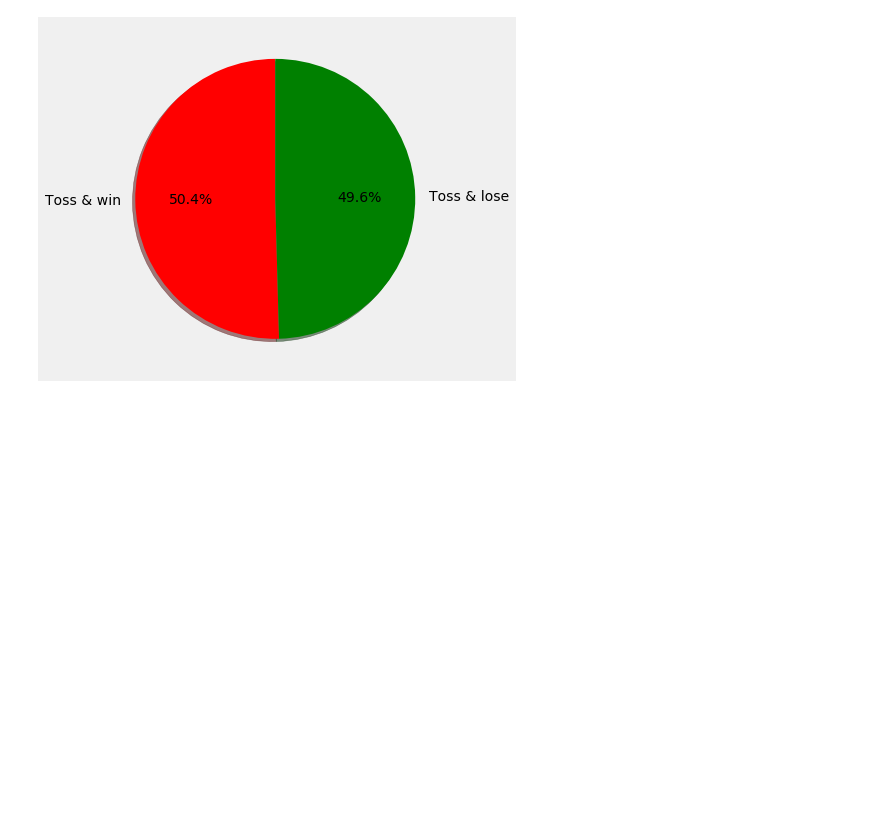
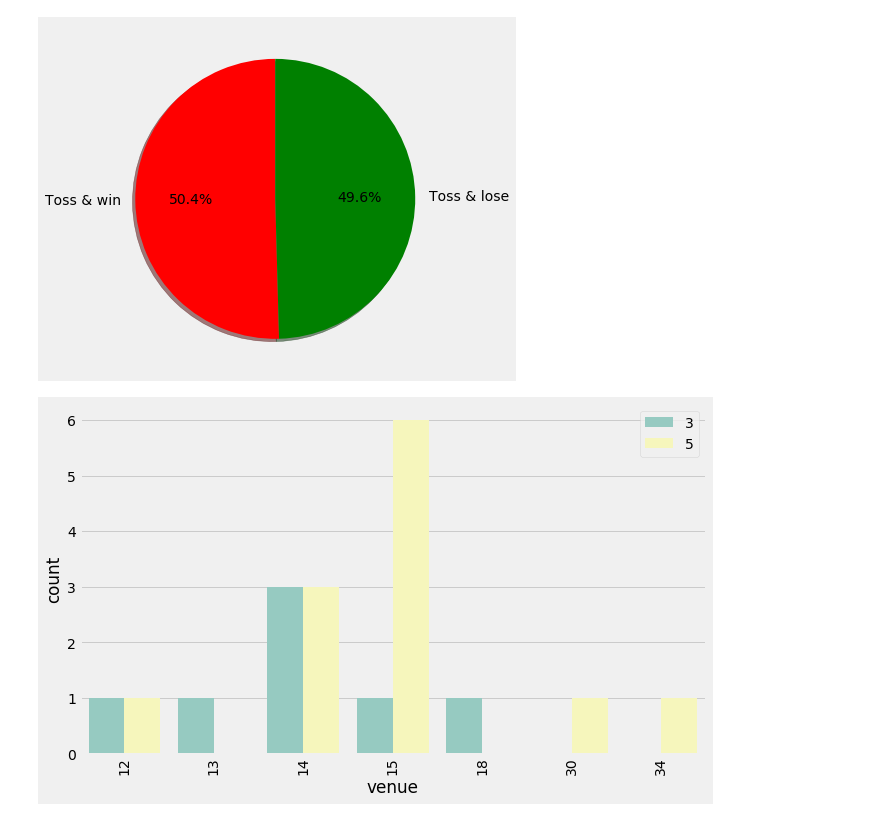
Before and after one commit to ychokhani7/Cricket_Match_Predictor, a Jupyter notebook: library/IPL.ipynb, the cells around one changed output. Cells and saved outputs as stored; diff of their text form; code cells hidden in the pictures; blank space fills up the shorter version.

```diff
--- a/library/IPL.ipynb
+++ b/library/IPL.ipynb
@@ -304,3 +304,25 @@ mlt.show()
 #prediction feature gives less weightage to that
 # %% [output]
 [figure]
+# %%
+#top 2 team analysis based on number of matches won against each other and how venue affects them?
+#Previously we noticed that CSK won 79, RCB won 70 matches
+#now let us compare venue against a match between CSK and RCB
+#we find that CSK has won most matches against RCB in MA Chidambaram Stadium, Chepauk, Chennai
+#RCB has not won any match with CSK in stadiums St George's Park and Wankhede Stadium, but won matches
+#with CSK in Kingsmead, New Wanderers Stadium.
+#It does prove that chances of CSK winning is more in Chepauk stadium when played against RCB.
+# Proves venue is important feature in predictability
+import seaborn as sns
+team1=dicVal['CSK']
+team2=dicVal['RCB']
+mtemp=matches[((matches['team1']==team1)|(matches['team2']==team1))&((matches['team1']==team2)|(matches['team2']==team2))]
+sns.countplot(x='venue', hue='winner',data=mtemp,palette='Set3')
+mlt.xticks(rotation='vertical')
+leg = mlt.legend( loc = 'upper right')
+fig=mlt.gcf()
+fig.set_size_inches(10,6)
+mlt.show()
+#use --> le.classes_[18] to get stadium details
+# %% [output]
+[figure, added]
```
Also changed, not shown: 1 other file.
